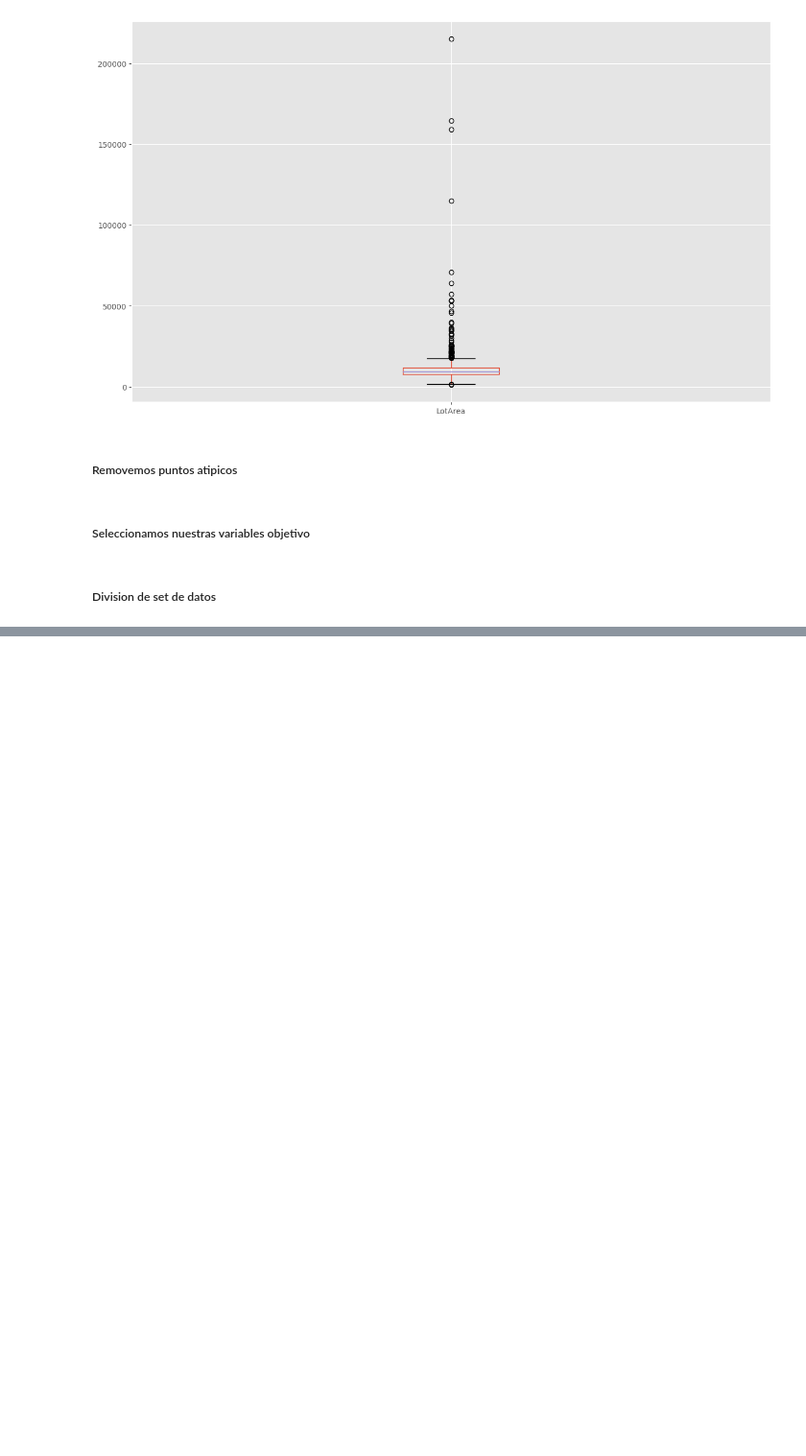
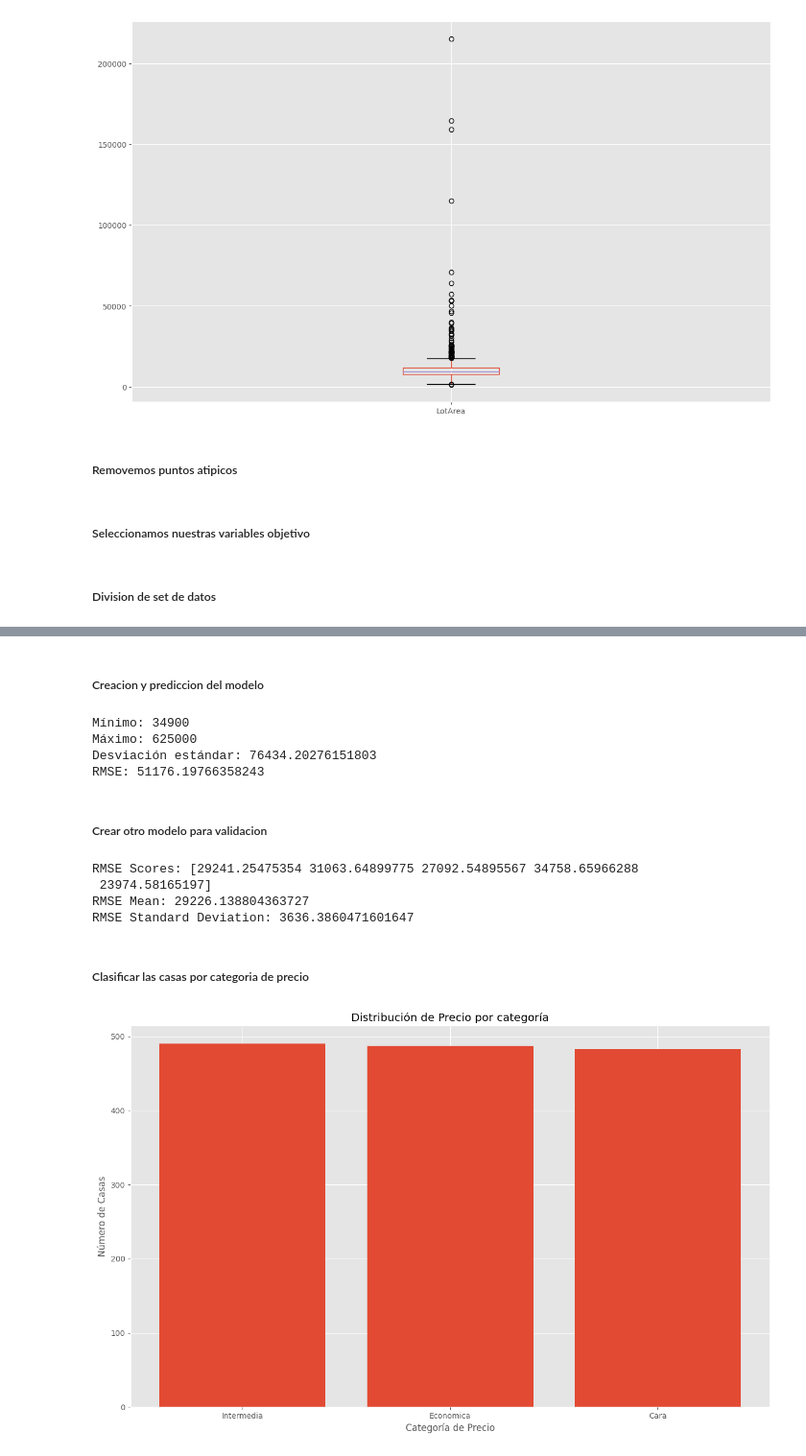
Before and after one commit to DannyEst6109/HT5-DataMining, a Jupyter notebook: HT5.ipynb, the cells around one changed output, grey strips where cells are left out. Shown at 96% size. Cells and saved outputs as stored; diff of their text form; code cells hidden in the pictures; blank space fills up the shorter version.

Commit message:
models & trainings with Naive Bayes

```diff
--- a/HT5.ipynb
+++ b/HT5.ipynb
@@ -154,0 +197,62 @@ X_train, X_test,y_train, y_test = train_test_split(X, y,test_size=0.3,train_size
+# %% [markdown]
+##### Creacion y prediccion del modelo
+# %%
+model = pipeline.fit(X_train, y_train)
+y_pred = model.predict(X_test)
+
+rmse = root_mean_squared_error(y_test, y_pred)
+min = y.min()
+max = y.max()
+std_dev = np.std(y)
+
+print(f"Mínimo: {min}")
+print(f"Máximo: {max}")
+print(f"Desviación estándar: {std_dev}")
+print(f"RMSE: {rmse}")
+# %% [output]
+Mínimo: 34900
+Máximo: 625000
+Desviación estándar: 76434.20276151803
+RMSE: 51176.19766358243
+# %% [markdown]
+##### Crear otro modelo para validacion
+# %%
+model = RandomForestRegressor(n_estimators=100, random_state=42)
+
+# Cross-validation
+scores = cross_val_score(model, X_train, y_train, cv=5, scoring='neg_mean_squared_error')
+
+# obtener el valor de la raiz cuadrada y hacerlo positivo (porque cross_val_score devuelve valores negativos para MSE)
+rmse_scores = np.sqrt(-scores)
+
+print(f"RMSE Scores: {rmse_scores}")
+print(f"RMSE Mean: {rmse_scores.mean()}",)
+print(f"RMSE Standard Deviation: {rmse_scores.std()}")
+# %% [output]
+RMSE Scores: [29241.25475354 31063.64899775 27092.54895567 34758.65966288
+ 23974.58165197]
+RMSE Mean: 29226.138804363727
+RMSE Standard Deviation: 3636.3860471601647
+# %% [markdown]
+##### Clasificar las casas por categoria de precio
+# %%
+# volver a leer el archivo y quitarle los NAs porque anteriormente eliminamos la columna SalePrice
+train = pd.read_csv('train.csv')
+
+for i in nulls.index:
+  train = train.apply(pd.to_numeric, errors='coerce')
+  train = train.fillna(0)
+
+categories = ['Economica', 'Intermedia', 'Cara']
+
+# Crear la columna de categorías
+train['PriceCategory'] = pd.qcut(train['SalePrice'], q=len(categories), labels=categories)
+
+# Verificar la distribución de las categorías
+plt.bar(train['PriceCategory'].value_counts().index, train['PriceCategory'].value_counts().values)
+plt.xlabel('Categoría de Precio')
+plt.ylabel('Número de Casas')
+plt.title('Distribución de Precio por categoría')
+plt.show()
+# %% [output]
+[figure, added]
```
Also changed, not shown: parts of 5 cells of this notebook.
